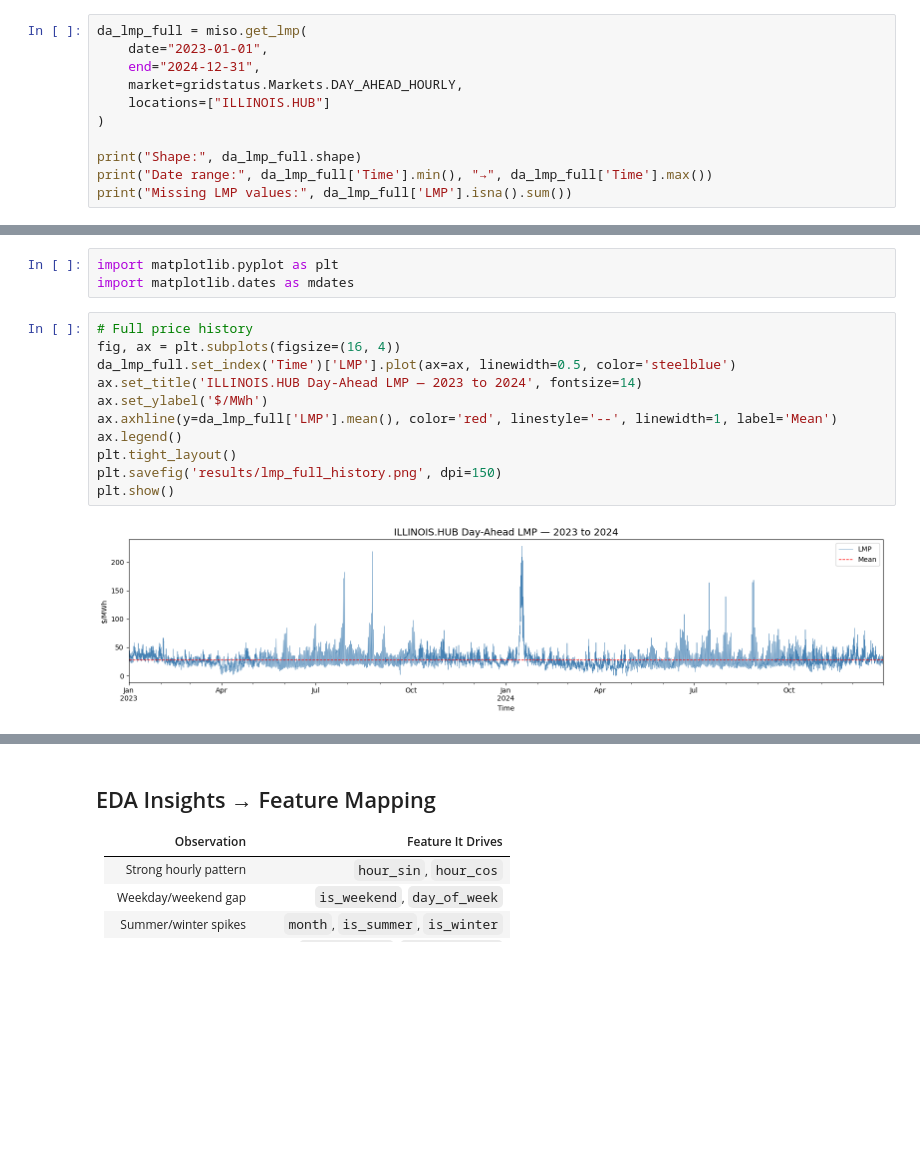
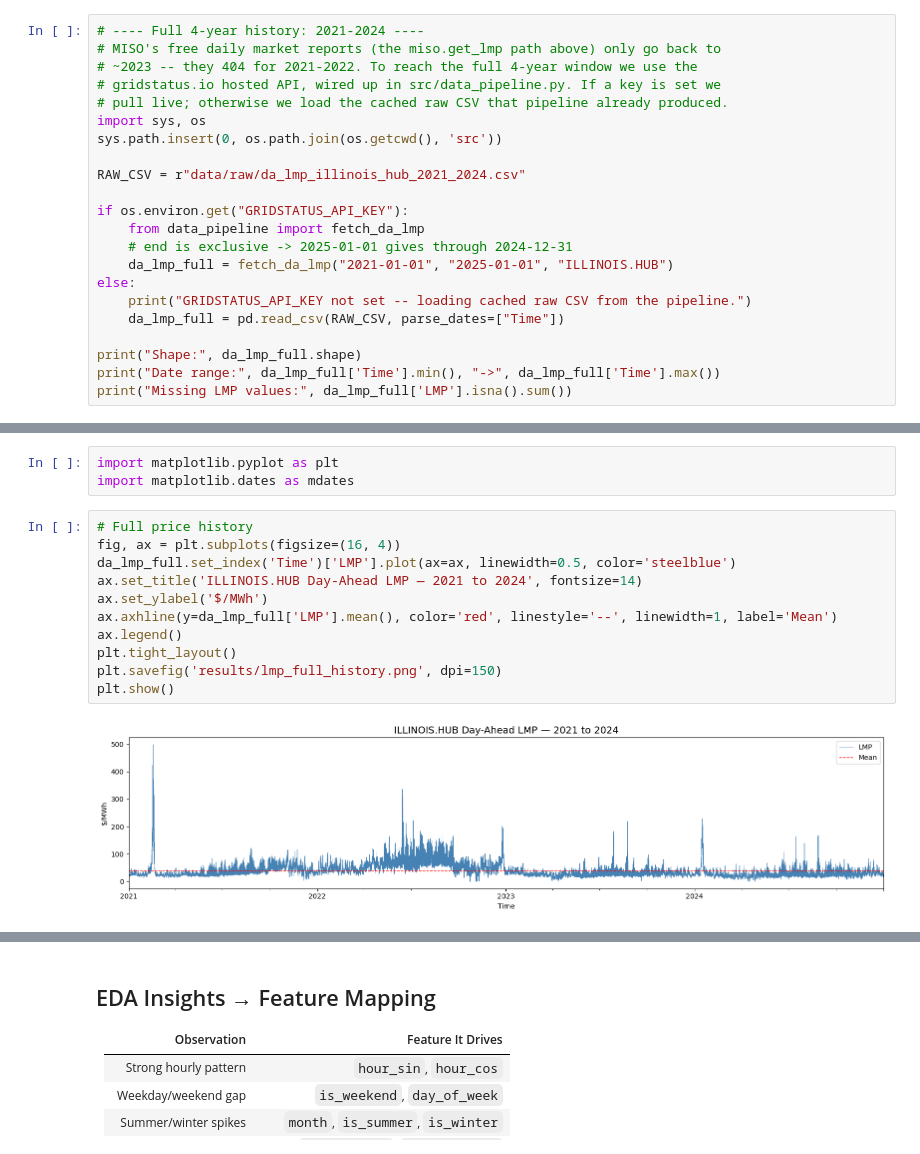
Before and after one commit to zhong338/lmp-forecaster, a Jupyter notebook: notebooks/01_data_exploration.ipynb, the cells around one changed output, grey strips where cells are left out. Saved outputs shown, nothing was run; the diff lists cells and outputs as text; blank space fills up the shorter version.

```diff
--- a/notebooks/01_data_exploration.ipynb
+++ b/notebooks/01_data_exploration.ipynb
@@ -79,12 +87,23 @@ Date range: 2023-01-01 00:00:00-05:00 → 2023-01-07 23:00:00-05:00
 # %%
-da_lmp_full = miso.get_lmp(
-    date="2023-01-01",
-    end="2024-12-31",
-    market=gridstatus.Markets.DAY_AHEAD_HOURLY,
-    locations=["ILLINOIS.HUB"]
-)
+# ---- Full 4-year history: 2021-2024 ----
+# MISO's free daily market reports (the miso.get_lmp path above) only go back to
+# ~2023 -- they 404 for 2021-2022. To reach the full 4-year window we use the
+# gridstatus.io hosted API, wired up in src/data_pipeline.py. If a key is set we
+# pull live; otherwise we load the cached raw CSV that pipeline already produced.
+import sys, os
+sys.path.insert(0, os.path.join(os.getcwd(), 'src'))
+
+RAW_CSV = r"data/raw/da_lmp_illinois_hub_2021_2024.csv"
+
+if os.environ.get("GRIDSTATUS_API_KEY"):
+    from data_pipeline import fetch_da_lmp
+    # end is exclusive -> 2025-01-01 gives through 2024-12-31
+    da_lmp_full = fetch_da_lmp("2021-01-01", "2025-01-01", "ILLINOIS.HUB")
+else:
+    print("GRIDSTATUS_API_KEY not set -- loading cached raw CSV from the pipeline.")
+    da_lmp_full = pd.read_csv(RAW_CSV, parse_dates=["Time"])
 
 print("Shape:", da_lmp_full.shape)
-print("Date range:", da_lmp_full['Time'].min(), "→", da_lmp_full['Time'].max())
+print("Date range:", da_lmp_full['Time'].min(), "->", da_lmp_full['Time'].max())
 print("Missing LMP values:", da_lmp_full['LMP'].isna().sum())
 # %% [output]
@@ -155,15 +179,15 @@ import matplotlib.dates as mdates
 # %%
 # Full price history
 fig, ax = plt.subplots(figsize=(16, 4))
 da_lmp_full.set_index('Time')['LMP'].plot(ax=ax, linewidth=0.5, color='steelblue')
-ax.set_title('ILLINOIS.HUB Day-Ahead LMP — 2023 to 2024', fontsize=14)
+ax.set_title('ILLINOIS.HUB Day-Ahead LMP — 2021 to 2024', fontsize=14)
 ax.set_ylabel('$/MWh')
 ax.axhline(y=da_lmp_full['LMP'].mean(), color='red', linestyle='--', linewidth=1, label='Mean')
 ax.legend()
 plt.tight_layout()
 plt.savefig('results/lmp_full_history.png', dpi=150)
 plt.show()
 # %% [output]
-[figure, old version]
+[figure, new version]
 # %% [markdown]
 This chart tells:
```
Also changed, not shown: parts of 14 cells of this notebook, 38 other files.
